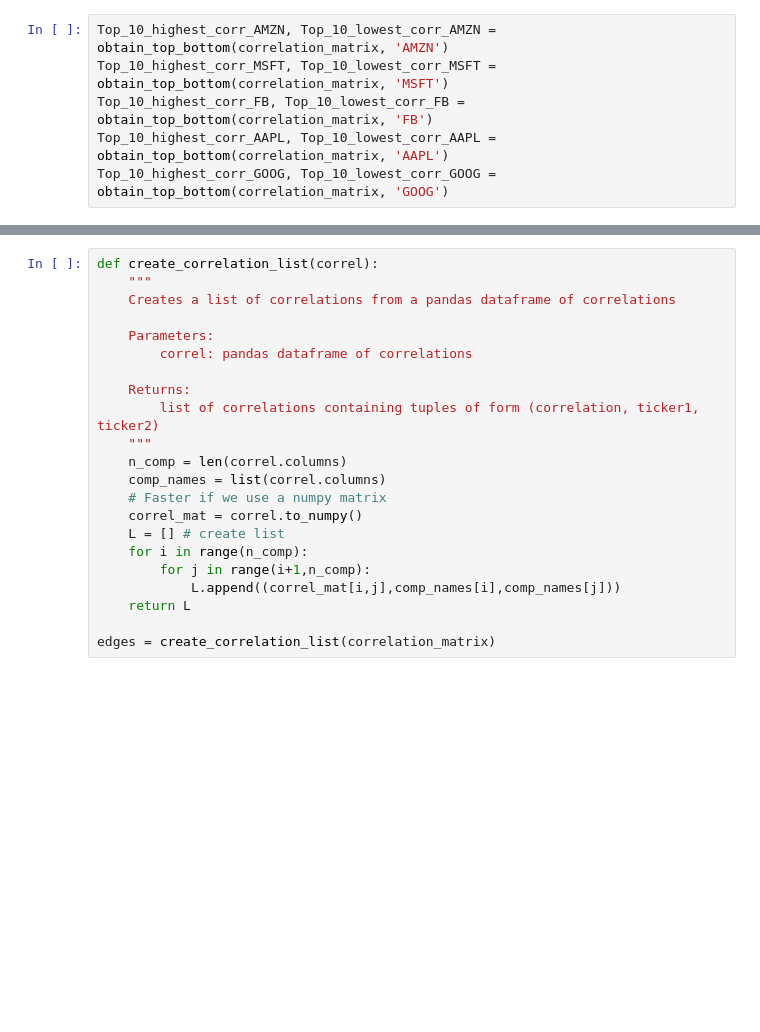
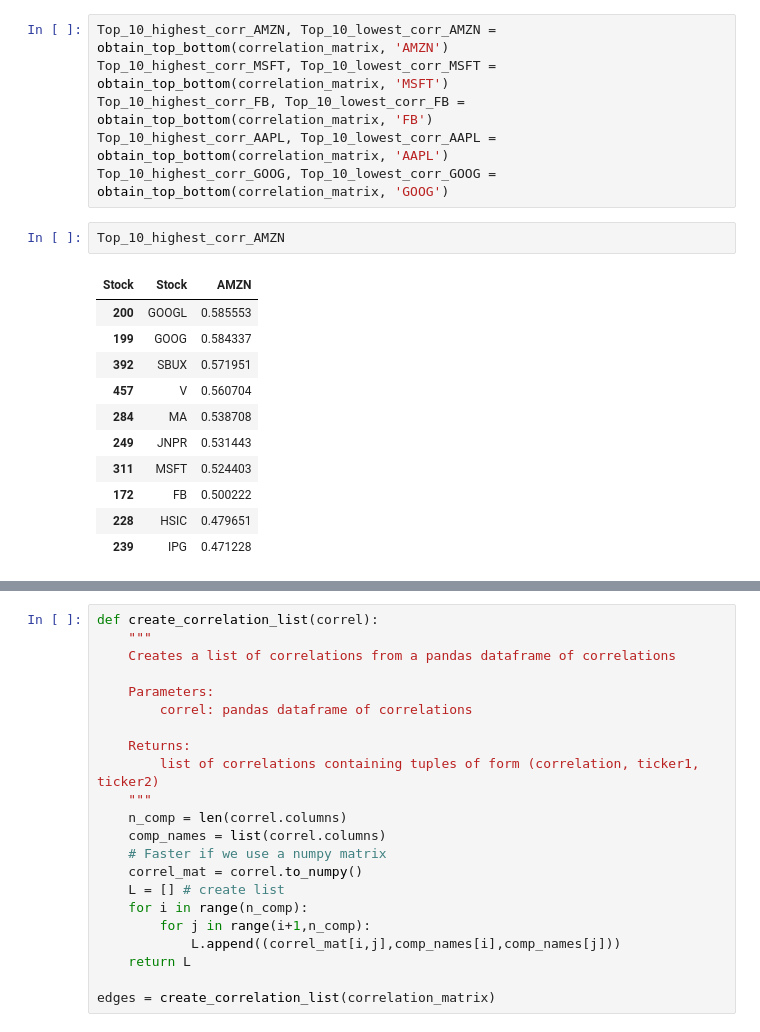
Before and after one commit to Mengsch3/apps-python-hw-03, a Jupyter notebook: hw_03_nb.ipynb, the cells around one changed output, grey strips where cells are left out. Drawn from its saved outputs; the diff is of its cells as text; blank space fills up the shorter version.

```diff
--- a/hw_03_nb.ipynb
+++ b/hw_03_nb.ipynb
@@ -248,3 +248,17 @@ Top_10_highest_corr_MSFT, Top_10_lowest_corr_MSFT = obtain_top_bottom(correlatio
 Top_10_highest_corr_FB, Top_10_lowest_corr_FB = obtain_top_bottom(correlation_matrix, 'FB')
 Top_10_highest_corr_AAPL, Top_10_lowest_corr_AAPL = obtain_top_bottom(correlation_matrix, 'AAPL')
 Top_10_highest_corr_GOOG, Top_10_lowest_corr_GOOG = obtain_top_bottom(correlation_matrix, 'GOOG')
+# %%
+Top_10_highest_corr_AMZN
+# %% [output]
+| Stock | Stock | AMZN |
+| 200 | GOOGL | 0.585553 |
+| 199 | GOOG | 0.584337 |
+| 392 | SBUX | 0.571951 |
+| 457 | V | 0.560704 |
+| 284 | MA | 0.538708 |
+| 249 | JNPR | 0.531443 |
+| 311 | MSFT | 0.524403 |
+| 172 | FB | 0.500222 |
+| 228 | HSIC | 0.479651 |
+| 239 | IPG | 0.471228 |
```
Also changed, not shown: parts of 8 cells of this notebook.
